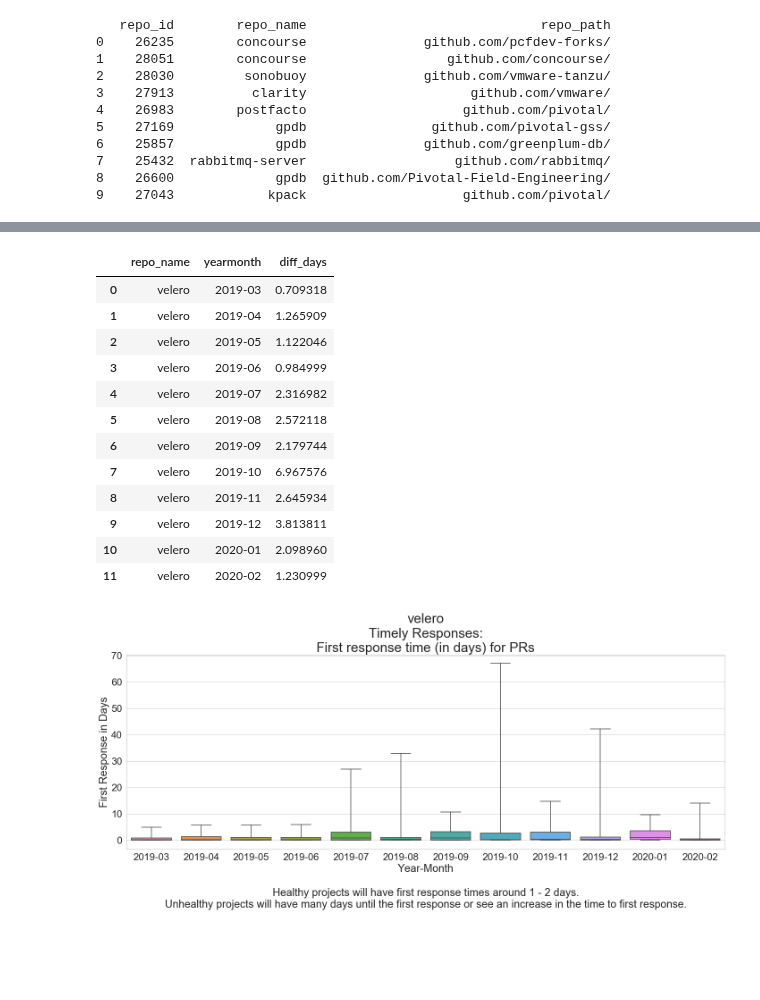
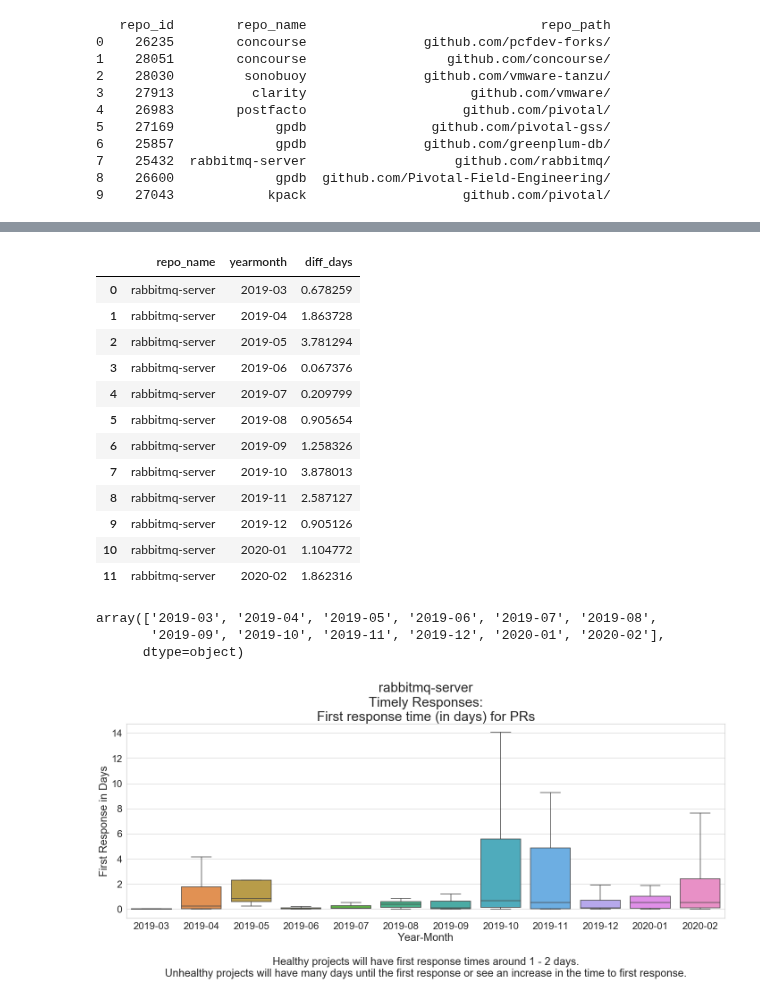
Before and after one commit to Hsingh2096/Hsingh2096, a Jupyter notebook: code/dawn_response_time-gabe.ipynb, the cells around one changed output, grey strips where cells are left out. Saved outputs shown, nothing was run; the diff lists cells and outputs as text; code cells hidden in the pictures; blank space fills up the shorter version.

```diff
--- a/code/dawn_response_time-gabe.ipynb
+++ b/code/dawn_response_time-gabe.ipynb
@@ -44,10 +44,10 @@ print(repo_list)
 #repo_dict = {25760, 25663} #spring-boot & spring-framework
 #repo_dict = {28051} # concourse
 #repo_dict = {26983} #postfacto
-#repo_dict = {25432} #rabbitmq-server
+repo_dict = {25432} #rabbitmq-server
 #repo_dict = {25663} #spring-framework
 #repo_dict = {28030} #sonobuoy
-repo_dict = {28031} #velero
+#repo_dict = {28031} #velero
 # %%
 #from datetime import date
 import datetime
@@ -211,33 +211,39 @@ first_response_means = pr_all.groupby(['repo_name', 'yearmonth'], as_index=False
 first_response_means
 # %% [output]
 |  | repo_name | yearmonth | diff_days |
-| 0 | velero | 2019-03 | 0.709318 |
-| 1 | velero | 2019-04 | 1.265909 |
-| 2 | velero | 2019-05 | 1.122046 |
-| 3 | velero | 2019-06 | 0.984999 |
-| 4 | velero | 2019-07 | 2.316982 |
-| 5 | velero | 2019-08 | 2.572118 |
-| 6 | velero | 2019-09 | 2.179744 |
-| 7 | velero | 2019-10 | 6.967576 |
-| 8 | velero | 2019-11 | 2.645934 |
-| 9 | velero | 2019-12 | 3.813811 |
-| 10 | velero | 2020-01 | 2.098960 |
-| 11 | velero | 2020-02 | 1.230999 |
+| 0 | rabbitmq-server | 2019-03 | 0.678259 |
+| 1 | rabbitmq-server | 2019-04 | 1.863728 |
+| 2 | rabbitmq-server | 2019-05 | 3.781294 |
+| 3 | rabbitmq-server | 2019-06 | 0.067376 |
+| 4 | rabbitmq-server | 2019-07 | 0.209799 |
+| 5 | rabbitmq-server | 2019-08 | 0.905654 |
+| 6 | rabbitmq-server | 2019-09 | 1.258326 |
+| 7 | rabbitmq-server | 2019-10 | 3.878013 |
+| 8 | rabbitmq-server | 2019-11 | 2.587127 |
+| 9 | rabbitmq-server | 2019-12 | 0.905126 |
+| 10 | rabbitmq-server | 2020-01 | 1.104772 |
+| 11 | rabbitmq-server | 2020-02 | 1.862316 |
+# %%
+pr_
+# %% [output]
+array(['2019-03', '2019-04', '2019-05', '2019-06', '2019-07', '2019-08',
+       '2019-09', '2019-10', '2019-11', '2019-12', '2020-01', '2020-02'],
+      dtype=object)
 # %%
 sns.set_style('ticks')
 sns.set(style="whitegrid", font_scale=2)
 
 fig, ax = plt.subplots()
 fig.set_size_inches(24, 8)
 
 title = repo_name + "\nTimely Responses:\nFirst response time (in days) for PRs"
 
-my_plot = sns.boxplot(x='yearmonth', y='diff_days', data=pr_all, ax=ax, order=year_month_list, showfliers = False, whis=1000).set_title(title, fontsize=30)
+my_plot = sns.boxplot(x='yearmonth', y='diff_days', data=pr_all, ax=ax, order=year_month_list, showfliers = False, whis=3).set_title(title, fontsize=30)
 
 risk_bar_labels = ax.set_ylabel('First Response in Days')
 risk_bar_labels = ax.set_xlabel('Year-Month\n\nHealthy projects will have first response times around 1 - 2 days.\nUnhealthy projects will have many days until the first response or see an increase in the time to first response.')
 # %% [output]
-[figure, old version]
+[figure, new version]
 # %%
 sns.set_style('ticks')
 sns.set(style="whitegrid", font_scale=2)
```
Also changed, not shown: parts of 2 cells of this notebook, 9 other files.
